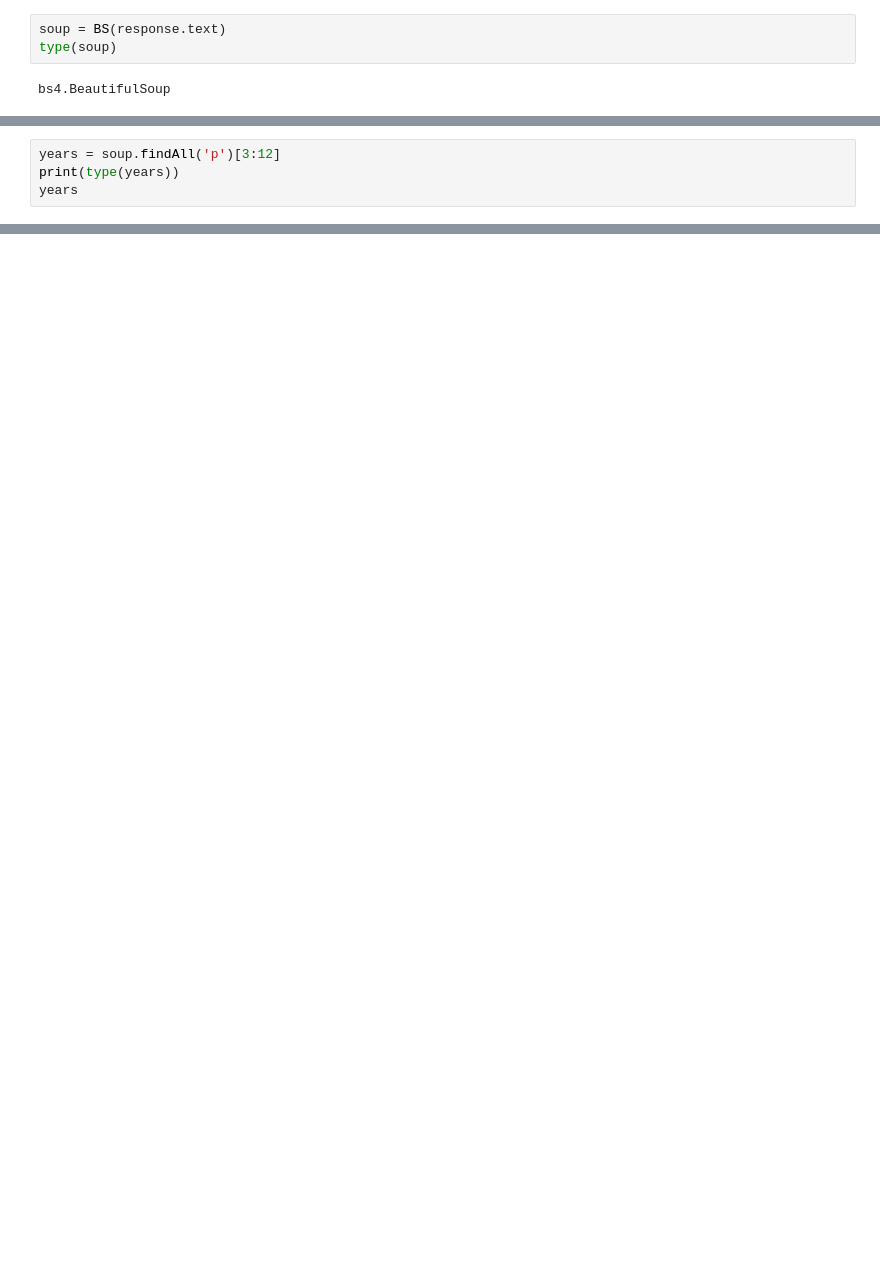
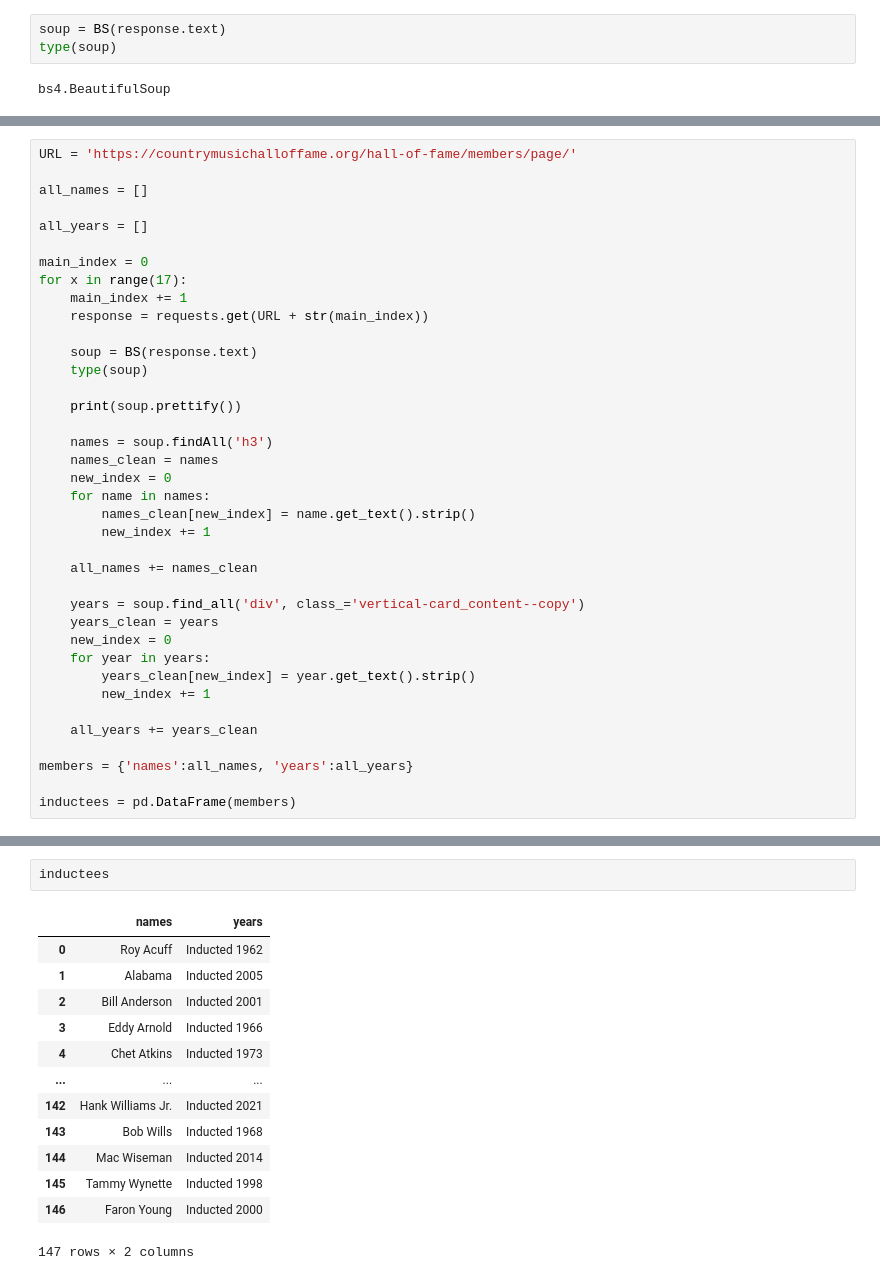
Before and after one commit to NSS-Data-Analytics-Cohort-6/web-scraping-country-music-hof-nathanmartin5937, a Jupyter notebook: notebooks/web_scraping.ipynb, the cells around one changed output, grey strips where cells are left out. Cells and saved outputs as stored; diff of their text form; blank space fills up the shorter version.

Commit message:
finished for loops and created my table

```diff
--- a/notebooks/web_scraping.ipynb
+++ b/notebooks/web_scraping.ipynb
@@ -102,4 +44,0 @@ soup.findAll('p')
-# %%
-years = soup.findAll('p')[3:12]
-print(type(years))
-years
@@ -125,0 +45,38 @@ years
+# %%
+URL = 'https://countrymusichalloffame.org/hall-of-fame/members/page/'
+
+all_names = []
+
+all_years = []
+
+main_index = 0
+for x in range(17):
+    main_index += 1
+    response = requests.get(URL + str(main_index))
+
+    soup = BS(response.text)
+    type(soup)
+
+    print(soup.prettify())
+
+    names = soup.findAll('h3')
+    names_clean = names
+    new_index = 0
+    for name in names:
+        names_clean[new_index] = name.get_text().strip()
+        new_index += 1
+
+    all_names += names_clean
+
+    years = soup.find_all('div', class_='vertical-card_content--copy')
+    years_clean = years
+    new_index = 0
+    for year in years:
+        years_clean[new_index] = year.get_text().strip()
+        new_index += 1
+
+    all_years += years_clean
+
+members = {'names':all_names, 'years':all_years}
+
+inductees = pd.DataFrame(members)
@@ -125,0 +101,16 @@ years
+# %%
+inductees
+# %% [output]
+|  | names | years |
+| 0 | Roy Acuff | Inducted 1962 |
+| 1 | Alabama | Inducted 2005 |
+| 2 | Bill Anderson | Inducted 2001 |
+| 3 | Eddy Arnold | Inducted 1966 |
+| 4 | Chet Atkins | Inducted 1973 |
+| ... | ... | ... |
+| 142 | Hank Williams Jr. | Inducted 2021 |
+| 143 | Bob Wills | Inducted 1968 |
+| 144 | Mac Wiseman | Inducted 2014 |
+| 145 | Tammy Wynette | Inducted 1998 |
+| 146 | Faron Young | Inducted 2000 |
+147 rows × 2 columns
```
Also changed, not shown: parts of 12 cells of this notebook.
